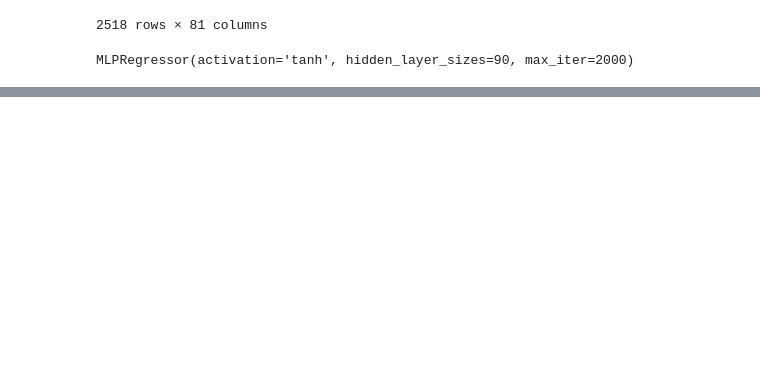
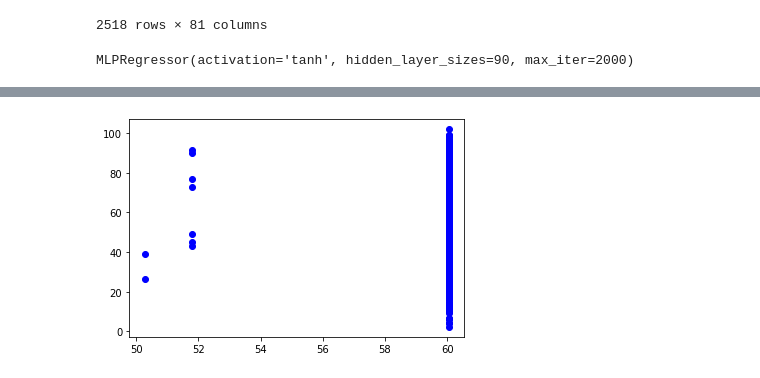
Before and after one commit to FLira2000/supercon, a Jupyter notebook: super123/neuralNets/NNet_tahnActiv_singleLayer.ipynb, the cells around one changed output, grey strips where cells are left out. Drawn from its saved outputs; the diff is of its cells as text; code cells hidden in the pictures; blank space fills up the shorter version.

```diff
--- a/super123/neuralNets/NNet_tahnActiv_singleLayer.ipynb
+++ b/super123/neuralNets/NNet_tahnActiv_singleLayer.ipynb
@@ -64,6 +65,7 @@ neuralNet_tahn.fit(train_X, train_y)
 # %% [output]
 MLPRegressor(activation='tanh', hidden_layer_sizes=90, max_iter=2000)
 # %%
+predictions_tahn = 0
 avg_tahn = 0
 for i in range(1, 30):
     predictions_tahn = neuralNet_tahn.predict(test_X)
@@ -73,0 +116,5 @@ print(str(avg_tahn/30))
+# %%
+plt.plot(predictions_tahn, test_y, "bo")
+plt.show()
+# %% [output]
+[figure, added]
```
Also changed, not shown: parts of 4 cells of this notebook, 2 other files.
